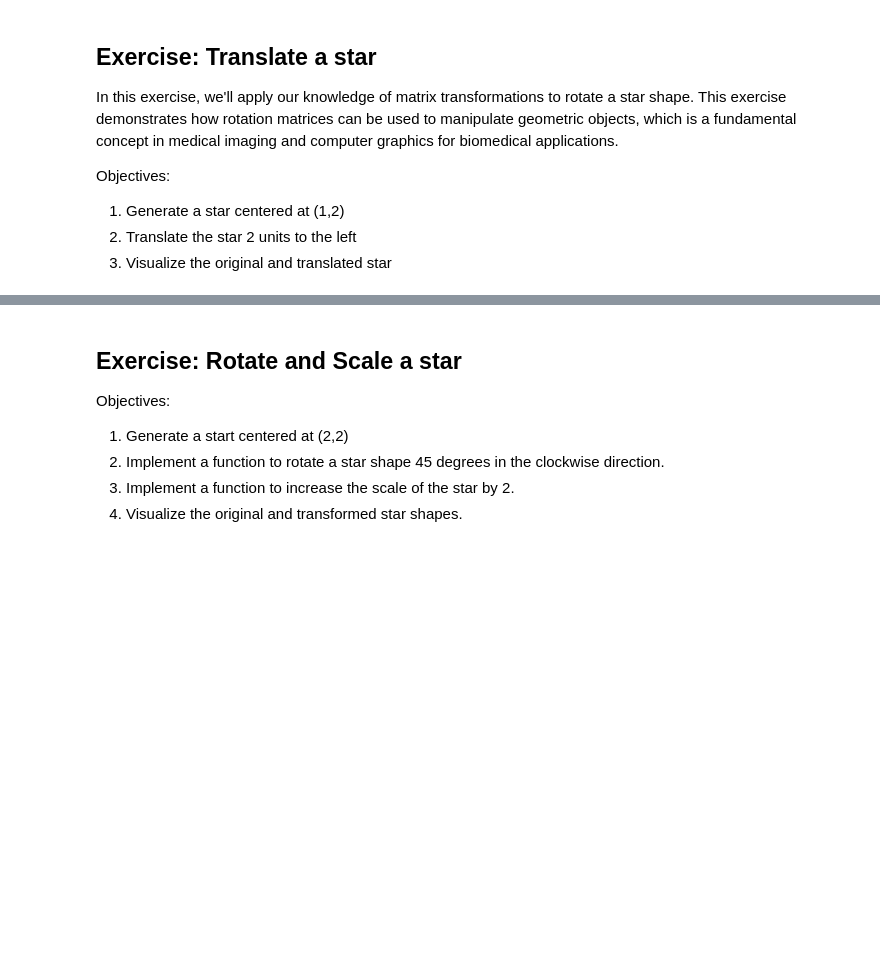
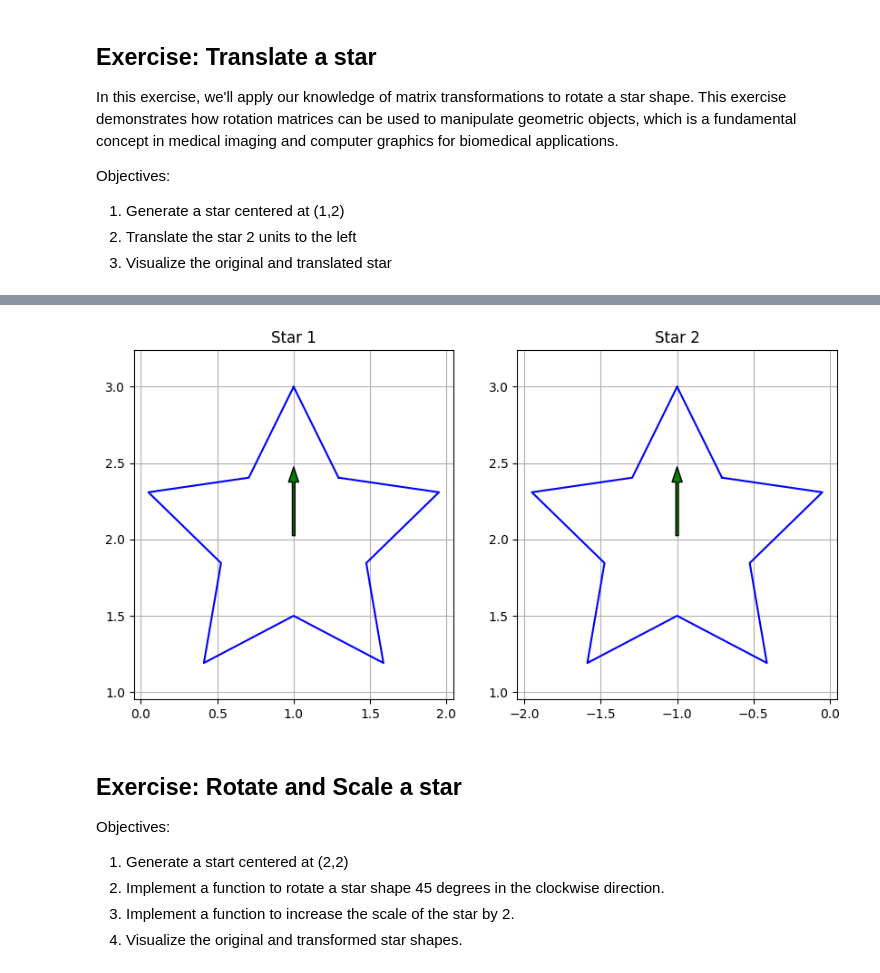
Before and after one commit to maanyavi/bme3053c, a Jupyter notebook: lessons-solved/06_Matrix_Transformations.ipynb, the cells around one changed output, grey strips where cells are left out. Cells and saved outputs as stored; diff of their text form; code cells hidden in the pictures; blank space fills up the shorter version.

```diff
--- a/lessons-solved/06_Matrix_Transformations.ipynb
+++ b/lessons-solved/06_Matrix_Transformations.ipynb
@@ -305,18 +354,17 @@ Objectives:
 2. Translate the star 2 units to the left
 3. Visualize the original and translated star
 # %%
-
 def translate_vertices(vertices, translation_vector):
     """This function translates an object"""
-    translation=translate_2d(*translation_vector)
+    translation = translate(*translation_vector)
     translated_vertices=(translation @ vertices.T).T
-    return translated_vertices
 
-#print(np.shape(star))
+    return translated_vertices[:,:2]
+
+
 star = generate_star(center=(1,2), homogeneous=True)
 
+translated_star=translate_vertices(star,[-2,0])
 
-#fig, axs = plt.subplots(1, 2, figsize=(10, 5))
-translated_star=translated_vertices(star, [-2,0])
-plot_stars( [star[:,:2],translated_star[:.:2]])
+plot_stars( [star,translated_star])
 # %% [output]
@@ -324,3 +371,4 @@ SyntaxError: invalid syntax (<ipython-input-6-1f3e4279afbf>, line 13)
+[figure, added]
 # %% [markdown]
 ## Exercise: Rotate and Scale a star
 Objectives:
```
Also changed, not shown: parts of 23 cells of this notebook.
